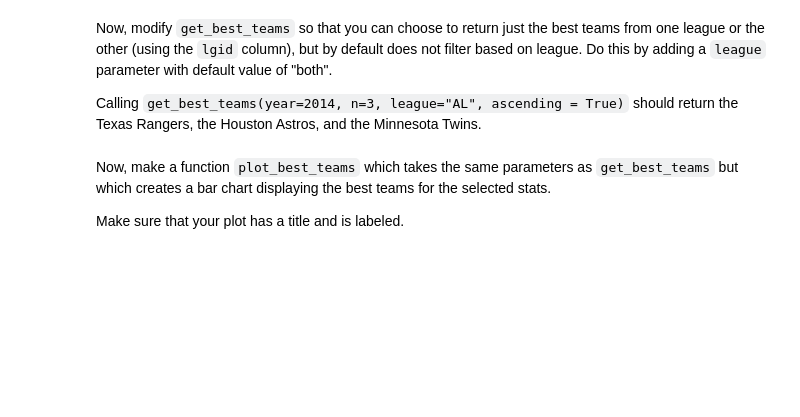
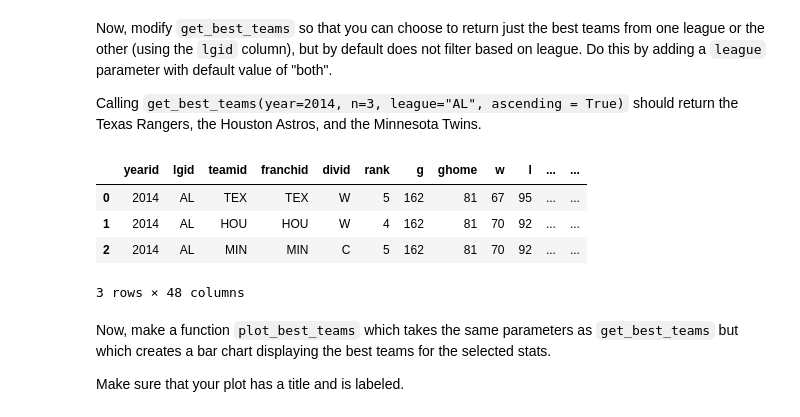
Before and after one commit to NSS-Data-Analytics-Cohort-10/loops-and-functions-seanmalley1, a Jupyter notebook: notebooks/Loops_and_Functions_Practice_DA10.ipynb, the cells around one changed output. Drawn from its saved outputs; the diff is of its cells as text; code cells hidden in the pictures; blank space fills up the shorter version.

```diff
--- a/notebooks/Loops_and_Functions_Practice_DA10.ipynb
+++ b/notebooks/Loops_and_Functions_Practice_DA10.ipynb
@@ -257,7 +305,27 @@ Now, modify `get_best_teams` so that you can choose to return just the best team
 
 Calling `get_best_teams(year=2014, n=3, league="AL", ascending = True)` should return the Texas Rangers, the Houston Astros, and the Minnesota Twins.
 # %%
-# Your Code Here
+def get_best_teams(league, year, n=5, stat="w", ascending=True):
+    query = f"""
+    SELECT *
+    FROM teams
+    WHERE yearID = {year} AND
+          lgid = '{league}'
+    ORDER BY {stat} {"ASC" if ascending else "DESC"}
+    LIMIT {n}
+    """
+
+    teams = pd.read_sql(query, con=engine)
+
+    return teams.head()
+
+get_best_teams(year=2014, n=3, league="AL", ascending = True)
+# %% [output]
+|  | yearid | lgid | teamid | franchid | divid | rank | g | ghome | w | l | ... | ... |
+| 0 | 2014 | AL | TEX | TEX | W | 5 | 162 | 81 | 67 | 95 | ... | ... |
+| 1 | 2014 | AL | HOU | HOU | W | 4 | 162 | 81 | 70 | 92 | ... | ... |
+| 2 | 2014 | AL | MIN | MIN | C | 5 | 162 | 81 | 70 | 92 | ... | ... |
+3 rows × 48 columns
 # %% [markdown]
 Now, make a function `plot_best_teams` which takes the same parameters as `get_best_teams` but which creates a bar chart displaying the best teams for the selected stats.
 
```
Also changed, not shown: parts of 8 cells of this notebook.
